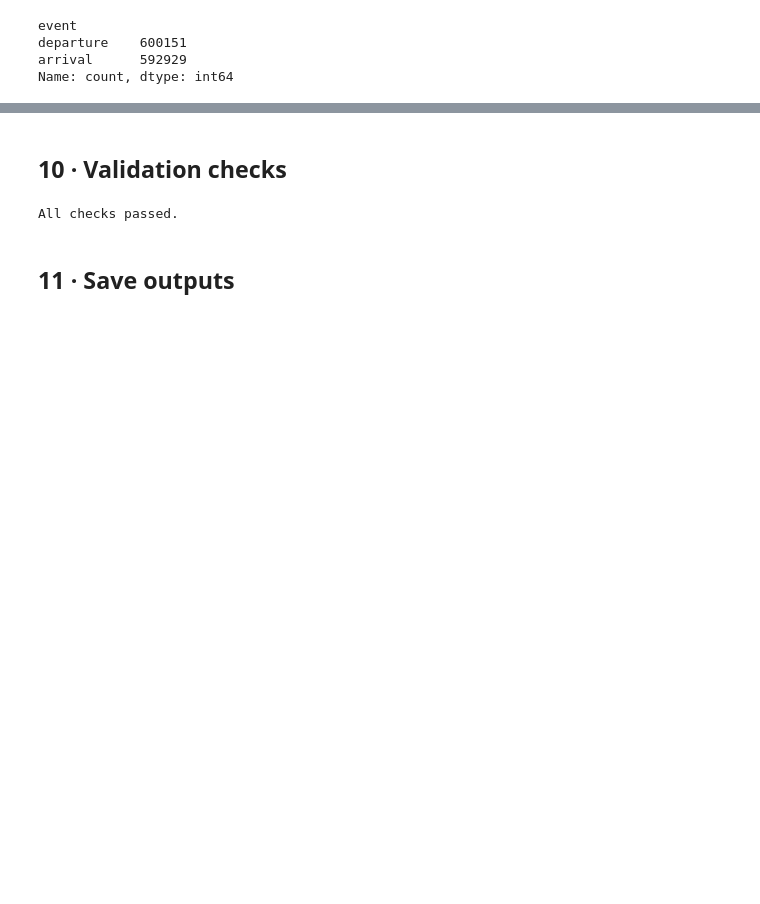
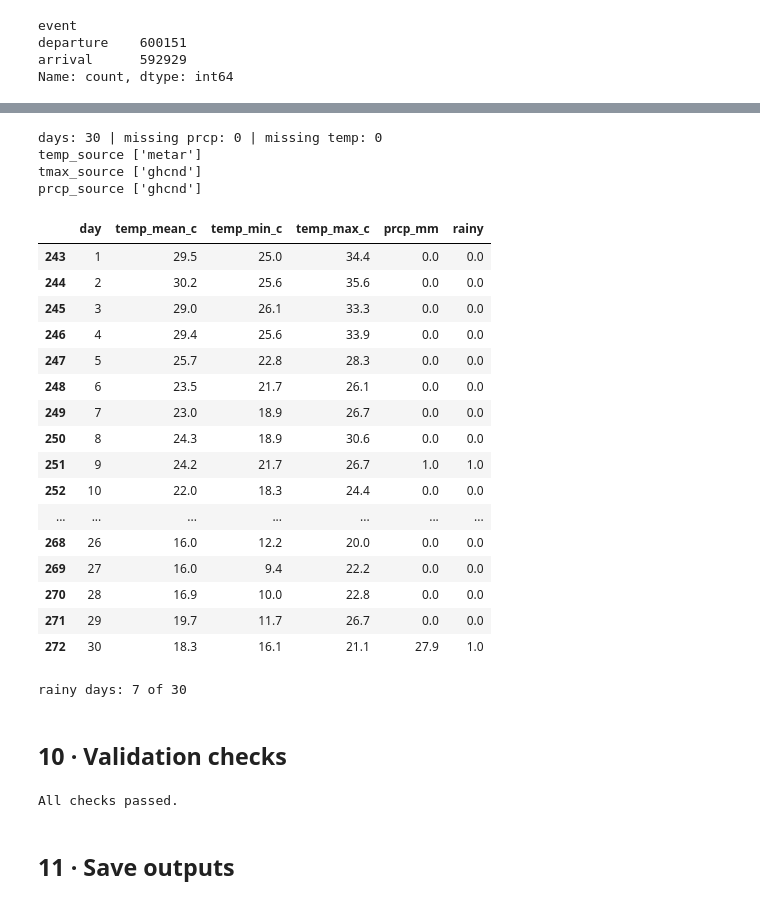
Before and after one commit to Danielchf2006/Divvy-riders-, a Jupyter notebook: notebooks/01_data_cleaning.ipynb, the cells around one changed output, grey strips where cells are left out. Cells and saved outputs as stored; diff of their text form; code cells hidden in the pictures; blank space fills up the shorter version.

```diff
--- a/notebooks/01_data_cleaning.ipynb
+++ b/notebooks/01_data_cleaning.ipynb
@@ -223,19 +227,22 @@ Both category columns are complete and have only the expected values, so no reco
 # %% [markdown]
 ## 6 · Station IDs and coverage (Sean)
 # %%
-# Each ID should map to exactly one name and vice versa
+# Each ID should map to exactly one name, and each name to one ID
 for side in ["start", "end"]:
     ids, names = f"{side}_station_id", f"{side}_station_name"
-    known = trips.dropna(subset=[ids])
-    print(f"{side}: {known[ids].nunique():,} ids | ids with >1 name: "
-          f"{(known.groupby(ids)[names].nunique() > 1).sum()} | names with >1 id: "
-          f"{(known.groupby(names)[ids].nunique() > 1).sum()}")
+    names_per_id = trips.groupby(ids)[names].nunique()
+    ids_per_name = trips.groupby(names)[ids].nunique()
+    print(f"{side}: {trips[ids].nunique():,} ids | ids with >1 name: {(names_per_id > 1).sum()}"
+          f" | names with >1 id: {(ids_per_name > 1).sum()}")
 
+trips["start_missing"] = trips["start_station_id"].isna()
+trips["end_missing"] = trips["end_station_id"].isna()
 coverage = trips.groupby("rideable_type").agg(
-    rides=("ride_id", "size"),
-    start_missing_pct=("start_station_id", lambda x: round(x.isna().mean() * 100, 1)),
-    end_missing_pct=("end_station_id", lambda x: round(x.isna().mean() * 100, 1)),
+    rides=("ride_id", "count"),
+    start_missing_pct=("start_missing", "mean"),
+    end_missing_pct=("end_missing", "mean"),
 )
+coverage[["start_missing_pct", "end_missing_pct"]] = (coverage[["start_missing_pct", "end_missing_pct"]] * 100).round(1)
 coverage
 # %% [output]
 start: 1,554 ids | ids with >1 name: 0 | names with >1 id: 0
@@ -406,3 +415,44 @@ Following the proposal, missing precipitation should stay missing (not 0), any m
+# %%
+wx = pd.read_csv(RAW_WEATHER)
+wx = wx[wx["month"] == 9]
+print("days:", len(wx), "| missing prcp:", wx["prcp"].isna().sum(), "| missing temp:", wx["temp"].isna().sum())
+for col in ["temp_source", "tmax_source", "prcp_source"]:
+    print(col, wx[col].unique().tolist())
+
+weather = wx[["day", "temp", "tmin", "tmax", "prcp"]].rename(columns={
+    "temp": "temp_mean_c", "tmin": "temp_min_c", "tmax": "temp_max_c", "prcp": "prcp_mm",
+})
+# Missing precipitation stays NaN; it is never treated as 0
+weather["rainy"] = np.where(weather["prcp_mm"].isna(), np.nan, weather["prcp_mm"] > 0)
+weather
+# %% [output]
+days: 30 | missing prcp: 0 | missing temp: 0
+temp_source ['metar']
+tmax_source ['ghcnd']
+prcp_source ['ghcnd']
+|  | day | temp_mean_c | temp_min_c | temp_max_c | prcp_mm | rainy |
+| 243 | 1 | 29.5 | 25.0 | 34.4 | 0.0 | 0.0 |
+| 244 | 2 | 30.2 | 25.6 | 35.6 | 0.0 | 0.0 |
+| 245 | 3 | 29.0 | 26.1 | 33.3 | 0.0 | 0.0 |
+| 246 | 4 | 29.4 | 25.6 | 33.9 | 0.0 | 0.0 |
+| 247 | 5 | 25.7 | 22.8 | 28.3 | 0.0 | 0.0 |
+| 248 | 6 | 23.5 | 21.7 | 26.1 | 0.0 | 0.0 |
+| 249 | 7 | 23.0 | 18.9 | 26.7 | 0.0 | 0.0 |
+| 250 | 8 | 24.3 | 18.9 | 30.6 | 0.0 | 0.0 |
+| 251 | 9 | 24.2 | 21.7 | 26.7 | 1.0 | 1.0 |
+| 252 | 10 | 22.0 | 18.3 | 24.4 | 0.0 | 0.0 |
+| ... | ... | ... | ... | ... | ... | ... |
+| 268 | 26 | 16.0 | 12.2 | 20.0 | 0.0 | 0.0 |
+| 269 | 27 | 16.0 | 9.4 | 22.2 | 0.0 | 0.0 |
+| 270 | 28 | 16.9 | 10.0 | 22.8 | 0.0 | 0.0 |
+| 271 | 29 | 19.7 | 11.7 | 26.7 | 0.0 | 0.0 |
+| 272 | 30 | 18.3 | 16.1 | 21.1 | 27.9 | 1.0 |
+# %%
+station_day = station_day.merge(weather, on="day", how="left", validate="many_to_one")
+station_day_by_rider = station_day_by_rider.merge(weather, on="day", how="left", validate="many_to_one")
+print("rainy days:", int(weather["rainy"].sum()), "of", len(weather))
+# %% [output]
+rainy days: 7 of 30
 # %% [markdown]
 ## 10 · Validation checks
 # %%
```
Also changed, not shown: parts of 22 cells of this notebook, 8 other files.
